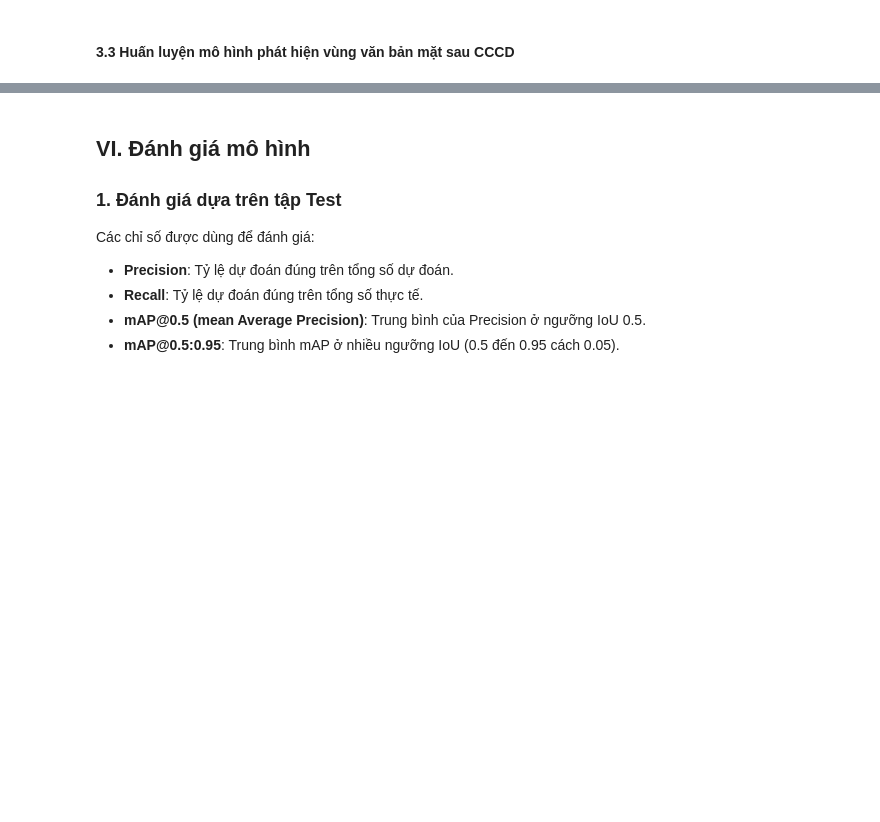
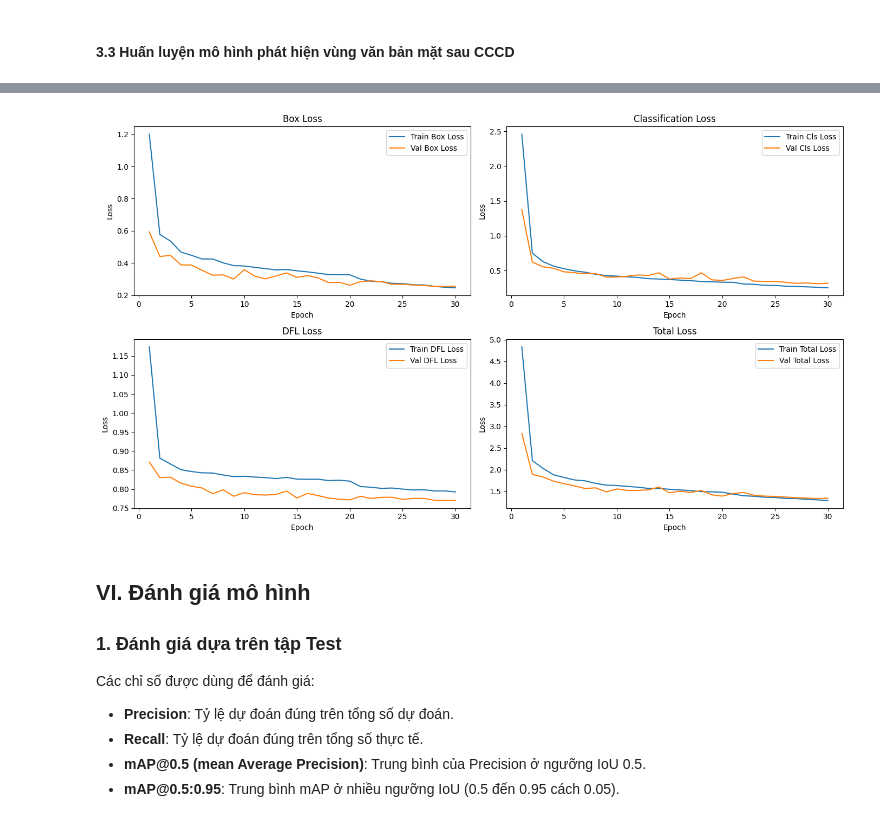
Before and after one commit to ngquochuydl23/VietnameseIDCard, a Jupyter notebook: notebook.ipynb, the cells around one changed output, grey strips where cells are left out. Drawn from its saved outputs; the diff is of its cells as text; code cells hidden in the pictures; blank space fills up the shorter version.

```diff
--- a/notebook.ipynb
+++ b/notebook.ipynb
@@ -561,3 +588,7 @@ Starting training for 30 epochs...
+# %%
+back_field_detector.plot_loss_history()
+# %% [output]
+[figure, added]
 # %% [markdown]
 ## VI. Đánh giá mô hình
 ### 1. Đánh giá dựa trên tập Test
```
Also changed, not shown: parts of 9 cells of this notebook.
